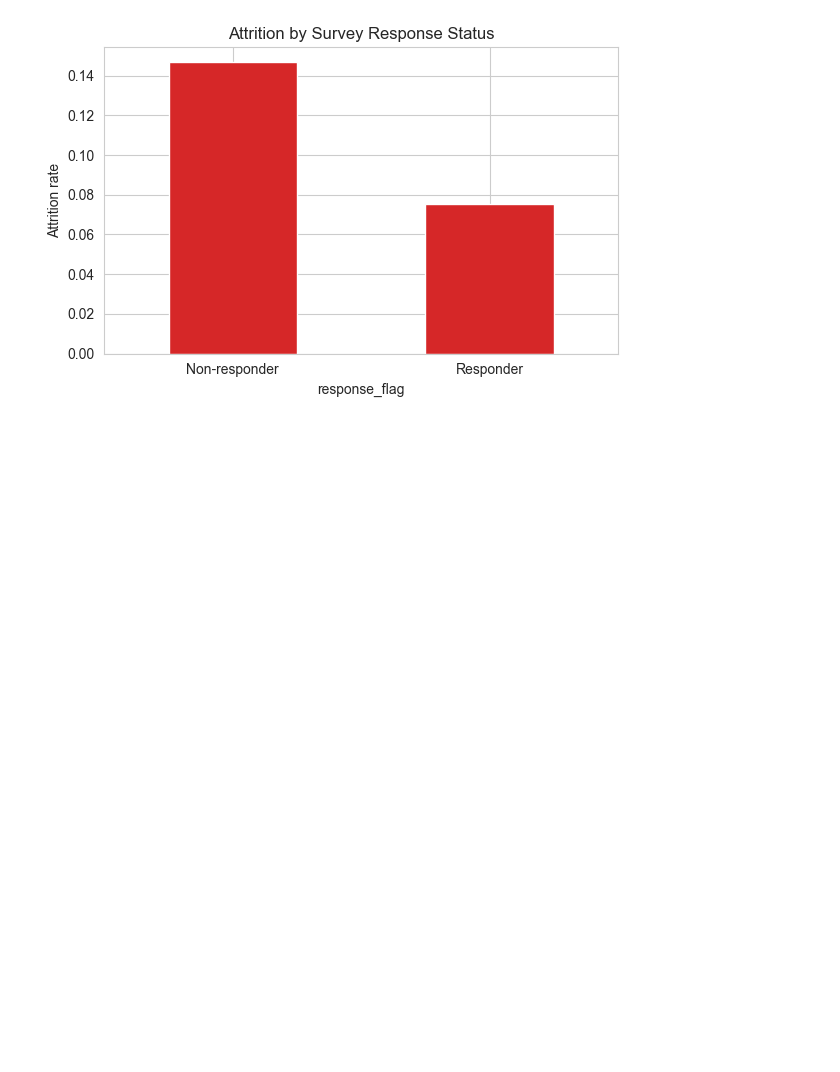
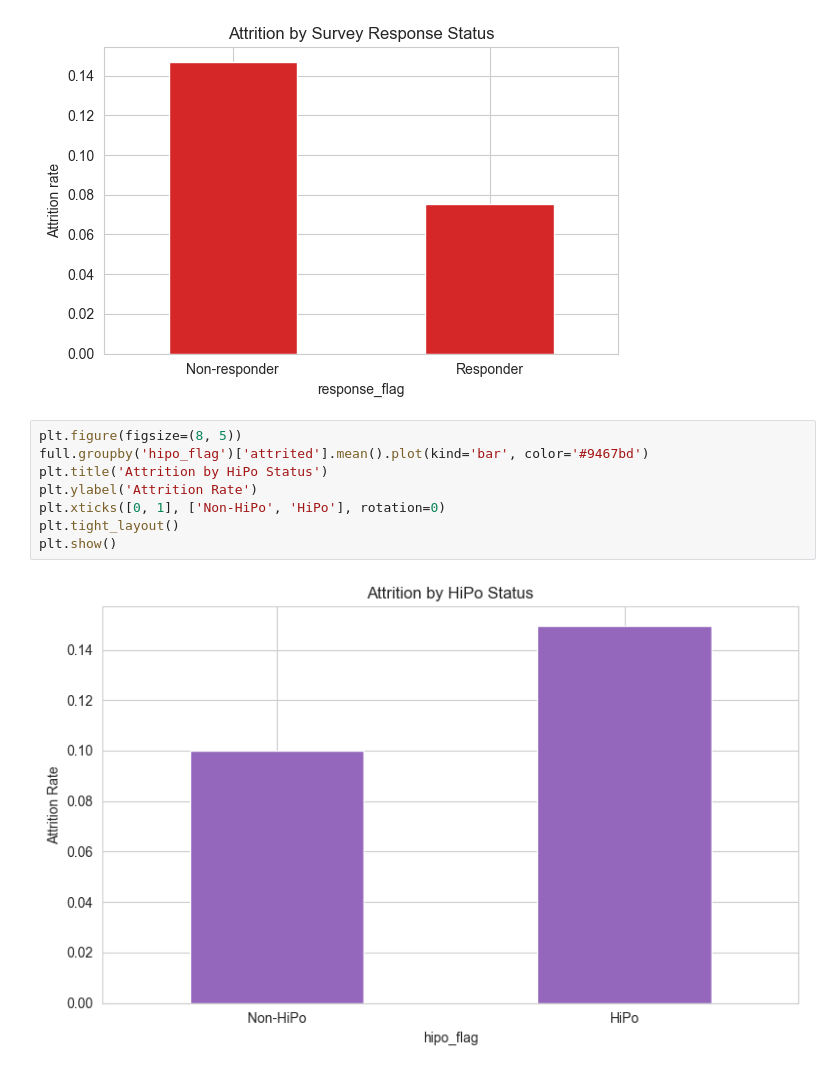
Before and after one commit to devz-002/novacorp_datasets, a Jupyter notebook: EDA.ipynb, the cells around one changed output. Drawn from its saved outputs; the diff is of its cells as text; blank space fills up the shorter version.

```diff
--- a/EDA.ipynb
+++ b/EDA.ipynb
@@ -225,3 +251,13 @@ plt.tight_layout()
 plt.show()
 # %% [output]
 [figure]
+# %%
+plt.figure(figsize=(8, 5))
+full.groupby('hipo_flag')['attrited'].mean().plot(kind='bar', color='#9467bd')
+plt.title('Attrition by HiPo Status')
+plt.ylabel('Attrition Rate')
+plt.xticks([0, 1], ['Non-HiPo', 'HiPo'], rotation=0)
+plt.tight_layout()
+plt.show()
+# %% [output]
+[figure, added]
```
Also changed, not shown: parts of 9 cells of this notebook, 1 other file.
